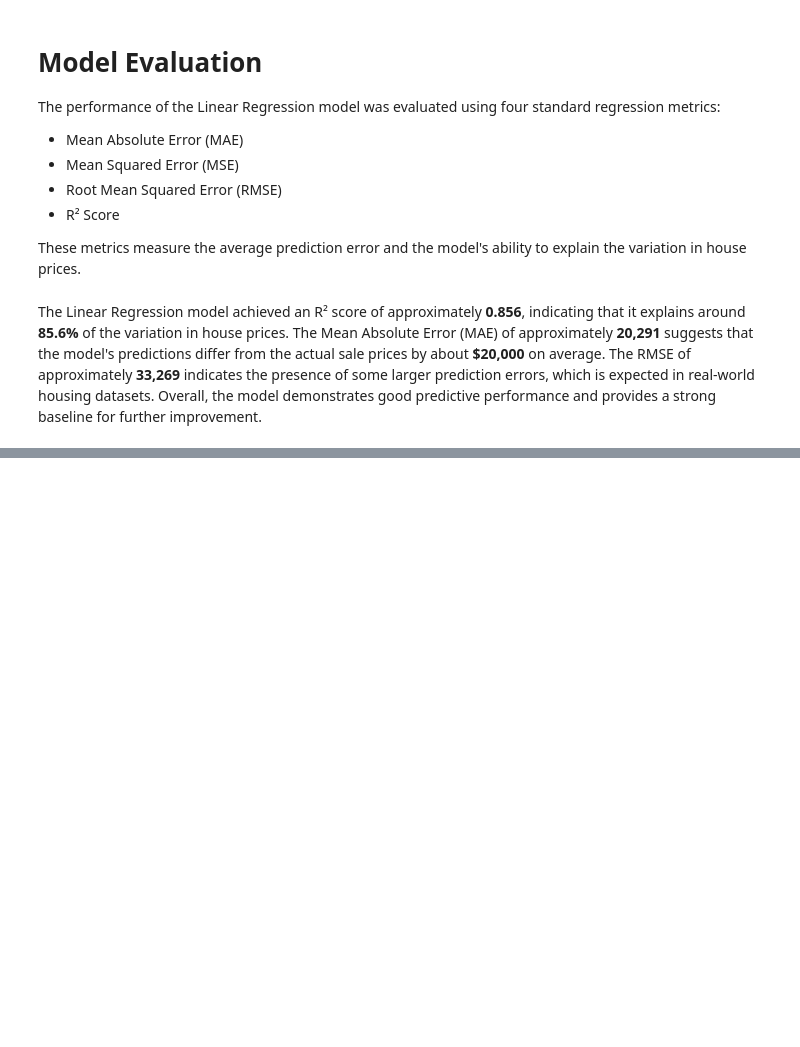
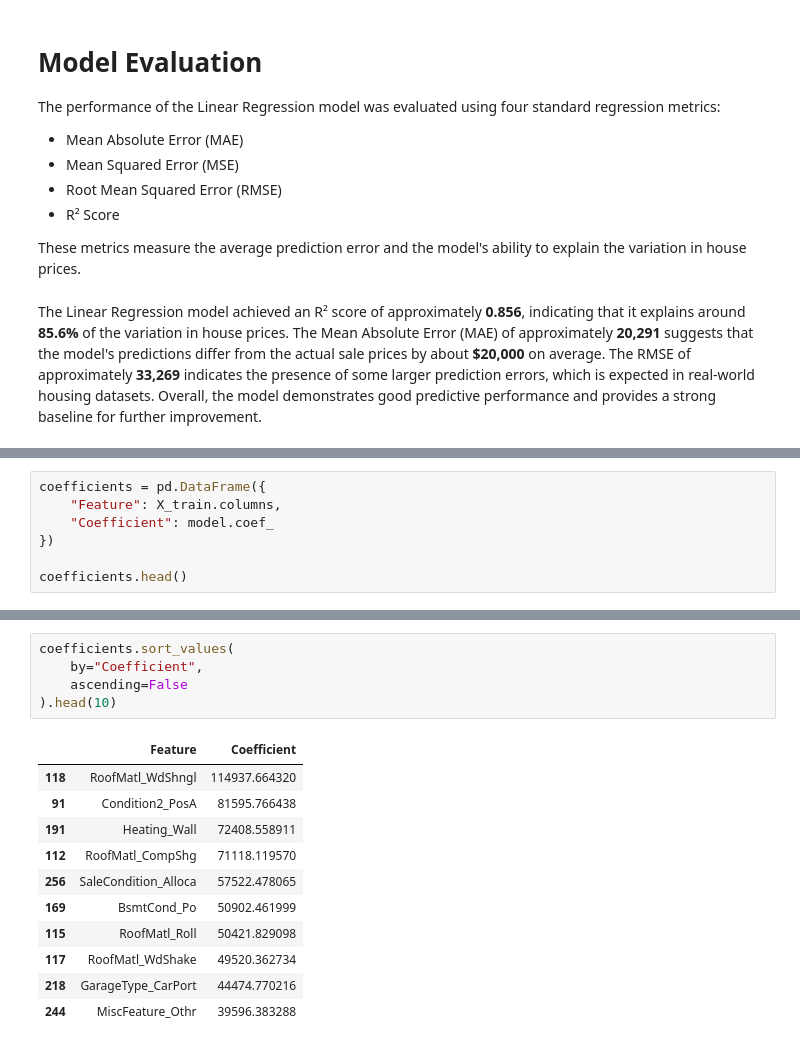
Before and after one commit to Soban-Creator/house-price-prediction, a Jupyter notebook: notebooks/01_eda.ipynb, the cells around one changed output, grey strips where cells are left out. Saved outputs shown, nothing was run; the diff lists cells and outputs as text; blank space fills up the shorter version.

Commit message:
Complete Linear Regression baseline model and evaluation

```diff
--- a/notebooks/01_eda.ipynb
+++ b/notebooks/01_eda.ipynb
@@ -1012,0 +1118,7 @@ The Linear Regression model achieved an R² score of approximately **0.856**, in
+# %%
+coefficients = pd.DataFrame({
+    "Feature": X_train.columns,
+    "Coefficient": model.coef_
+})
+
+coefficients.head()
@@ -1012,0 +1132,17 @@ The Linear Regression model achieved an R² score of approximately **0.856**, in
+# %%
+coefficients.sort_values(
+    by="Coefficient",
+    ascending=False
+).head(10)
+# %% [output]
+|  | Feature | Coefficient |
+| 118 | RoofMatl_WdShngl | 114937.664320 |
+| 91 | Condition2_PosA | 81595.766438 |
+| 191 | Heating_Wall | 72408.558911 |
+| 112 | RoofMatl_CompShg | 71118.119570 |
+| 256 | SaleCondition_Alloca | 57522.478065 |
+| 169 | BsmtCond_Po | 50902.461999 |
+| 115 | RoofMatl_Roll | 50421.829098 |
+| 117 | RoofMatl_WdShake | 49520.362734 |
+| 218 | GarageType_CarPort | 44474.770216 |
+| 244 | MiscFeature_Othr | 39596.383288 |
```
Also changed, not shown: parts of 19 cells of this notebook.
